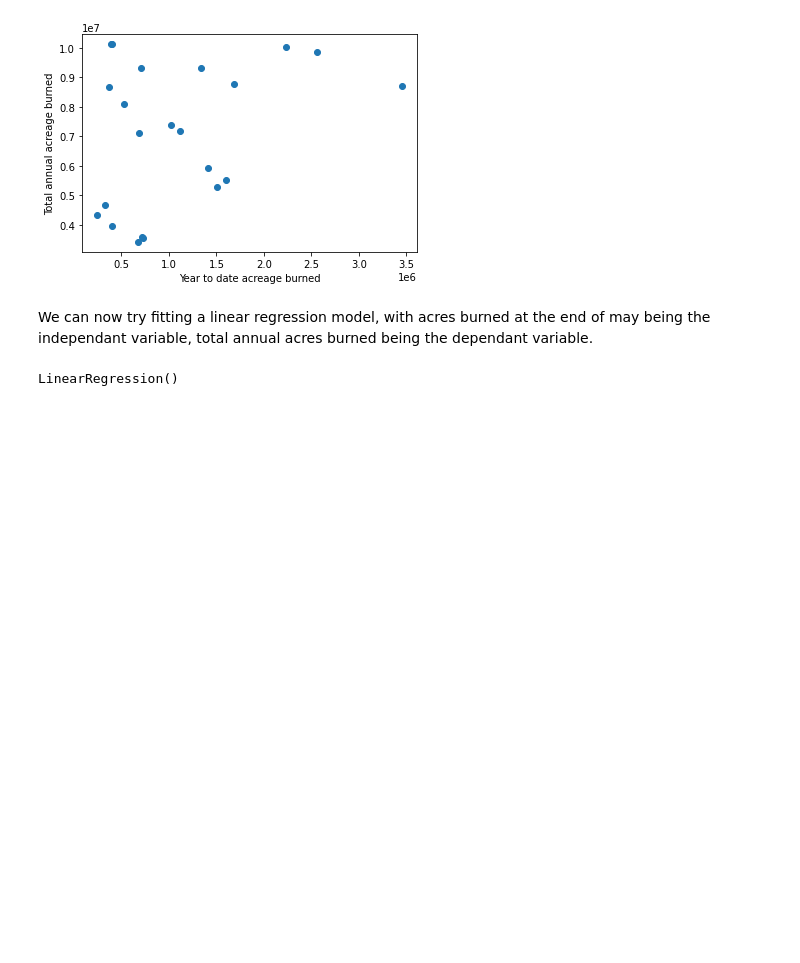
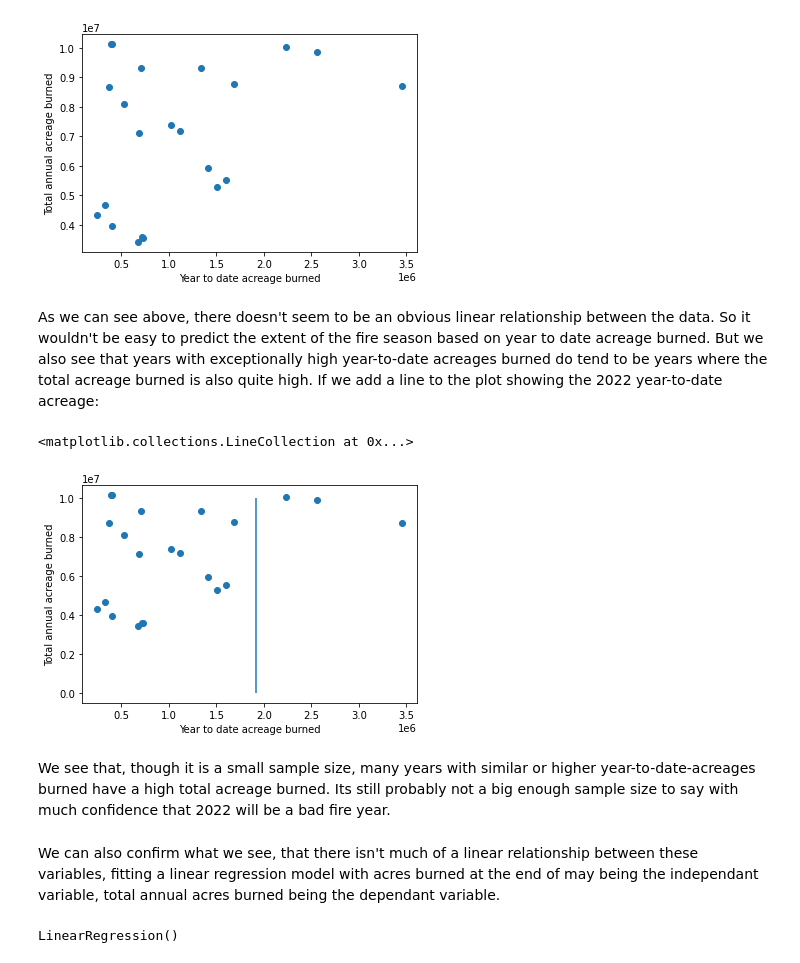
Before and after one commit to tusharkh/grist-wildfire-analysis, a Jupyter notebook: analysis.ipynb, the cells around one changed output. Cells and saved outputs as stored; diff of their text form; code cells hidden in the pictures; blank space fills up the shorter version.

Commit message:
slight edits to analysis regarding high year-to-date fire years

```diff
--- a/analysis.ipynb
+++ b/analysis.ipynb
@@ -226,8 +226,21 @@ ax.set_ylabel('Total annual acreage burned')
 # %% [output]
 Text(0, 0.5, 'Total annual acreage burned')
 [figure]
+# %% [markdown]
+As we can see above, there doesn't seem to be an obvious linear relationship between the data. So it wouldn't be easy to predict the extent of the fire season based on year to date acreage burned. But we also see that years with exceptionally high year-to-date acreages burned do tend to be years where the total acreage burned is also quite high. If we add a line to the plot showing the 2022 year-to-date acreage:
+# %%
+fig, ax = plt.subplots()
+ax.scatter(x, y)
+ax.set_xlabel('Year to date acreage burned')
+ax.set_ylabel('Total annual acreage burned')
+ax.vlines(cumulative_monthly_acres.loc[5, 2022], 0, 1e7)
+# %% [output]
+<matplotlib.collections.LineCollection at 0x...>
+[figure, added]
+# %% [markdown]
+We see that, though it is a small sample size, many years with similar or higher year-to-date-acreages burned have a high total acreage burned. Its still probably not a big enough sample size to say with much confidence that 2022 will be a bad fire year.
 # %% [markdown]
-We can now try fitting a linear regression model, with acres burned at the end of may being the independant variable, total annual acres burned being the dependant variable.
+We can also confirm what we see, that there isn't much of a linear relationship between these variables, fitting a linear regression model with acres burned at the end of may being the independant variable, total annual acres burned being the dependant variable.
 # %%
 lm = linear_model.LinearRegression()
 lm.fit(x.reshape(-1, 1), y.reshape(-1, 1)) # fitting the model
```
Also changed, not shown: parts of 3 cells of this notebook, 1 other file.
